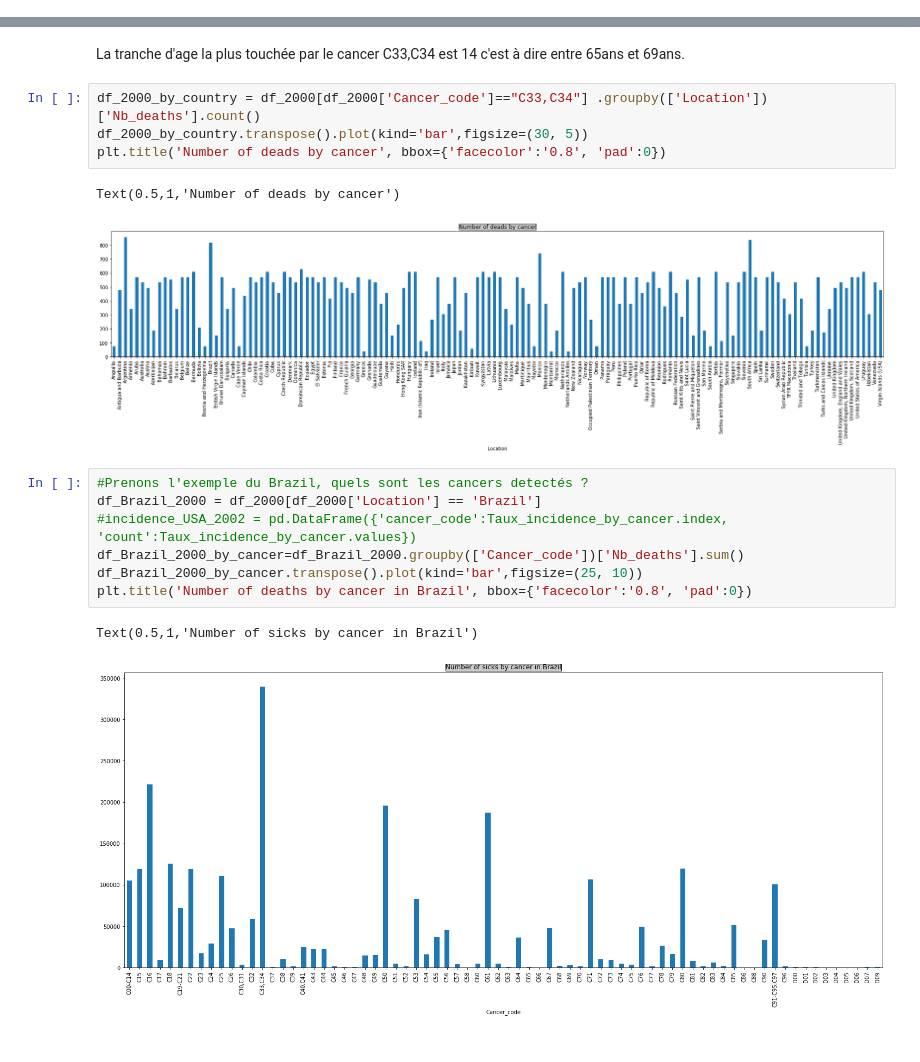
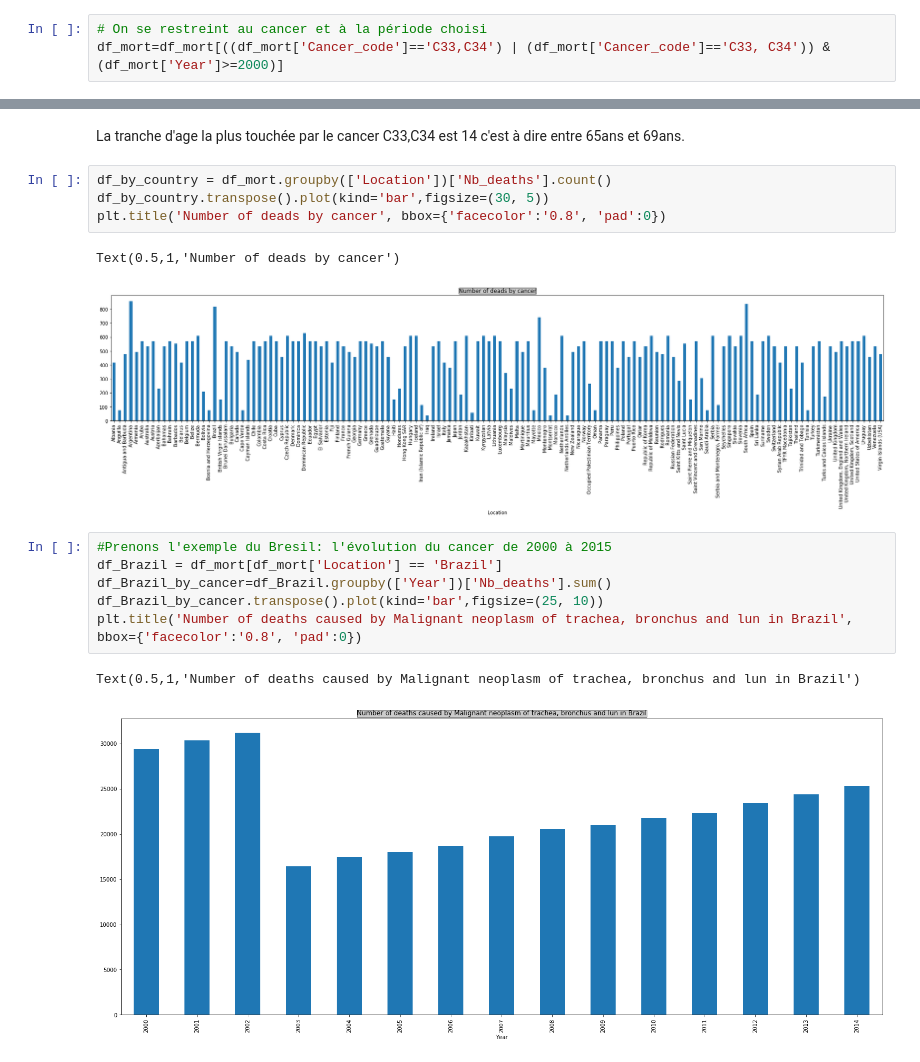
Before and after one commit to assitanDiarra/ENSAE_Python, a Jupyter notebook: exploration.ipynb, the cells around one changed output, grey strips where cells are left out. Saved outputs shown, nothing was run; the diff lists cells and outputs as text.

```diff
--- a/exploration.ipynb
+++ b/exploration.ipynb
@@ -66,2 +64,5 @@ df_2000=df_mort[df_mort['Year']>=2000]
+# %%
+# On se restreint au cancer et à la période choisi
+df_mort=df_mort[((df_mort['Cancer_code']=='C33,C34') | (df_mort['Cancer_code']=='C33, C34')) & (df_mort['Year']>=2000)]
 # %%
 #le nombre de morts de 2000 à 2015
@@ -93,19 +86,18 @@ Text(0.5,1,'Number of deads by cancer')
 # %% [markdown]
 La tranche d'age la plus touchée par le cancer C33,C34 est 14 c'est à dire entre 65ans et 69ans.
 # %%
-df_2000_by_country = df_2000[df_2000['Cancer_code']=="C33,C34"] .groupby(['Location'])['Nb_deaths'].count()
-df_2000_by_country.transpose().plot(kind='bar',figsize=(30, 5))
+df_by_country = df_mort.groupby(['Location'])['Nb_deaths'].count()
+df_by_country.transpose().plot(kind='bar',figsize=(30, 5))
 plt.title('Number of deads by cancer', bbox={'facecolor':'0.8', 'pad':0})
 # %% [output]
 Text(0.5,1,'Number of deads by cancer')
-[figure, old version]
+[figure, new version]
 # %%
-#Prenons l'exemple du Brazil, quels sont les cancers detectés ?
-df_Brazil_2000 = df_2000[df_2000['Location'] == 'Brazil']
-#incidence_USA_2002 = pd.DataFrame({'cancer_code':Taux_incidence_by_cancer.index, 'count':Taux_incidence_by_cancer.values})
-df_Brazil_2000_by_cancer=df_Brazil_2000.groupby(['Cancer_code'])['Nb_deaths'].sum()
-df_Brazil_2000_by_cancer.transpose().plot(kind='bar',figsize=(25, 10))
-plt.title('Number of deaths by cancer in Brazil', bbox={'facecolor':'0.8', 'pad':0})
+#Prenons l'exemple du Bresil: l'évolution du cancer de 2000 à 2015
+df_Brazil = df_mort[df_mort['Location'] == 'Brazil']
+df_Brazil_by_cancer=df_Brazil.groupby(['Year'])['Nb_deaths'].sum()
+df_Brazil_by_cancer.transpose().plot(kind='bar',figsize=(25, 10))
+plt.title('Number of deaths caused by Malignant neoplasm of trachea, bronchus and lun in Brazil', bbox={'facecolor':'0.8', 'pad':0})
 # %% [output]
-Text(0.5,1,'Number of sicks by cancer in Brazil')
+Text(0.5,1,'Number of deaths caused by Malignant neoplasm of trachea, bronchus and lun in Brazil')
-[figure, old version]
+[figure, new version]
```
Also changed, not shown: parts of 16 cells of this notebook.
